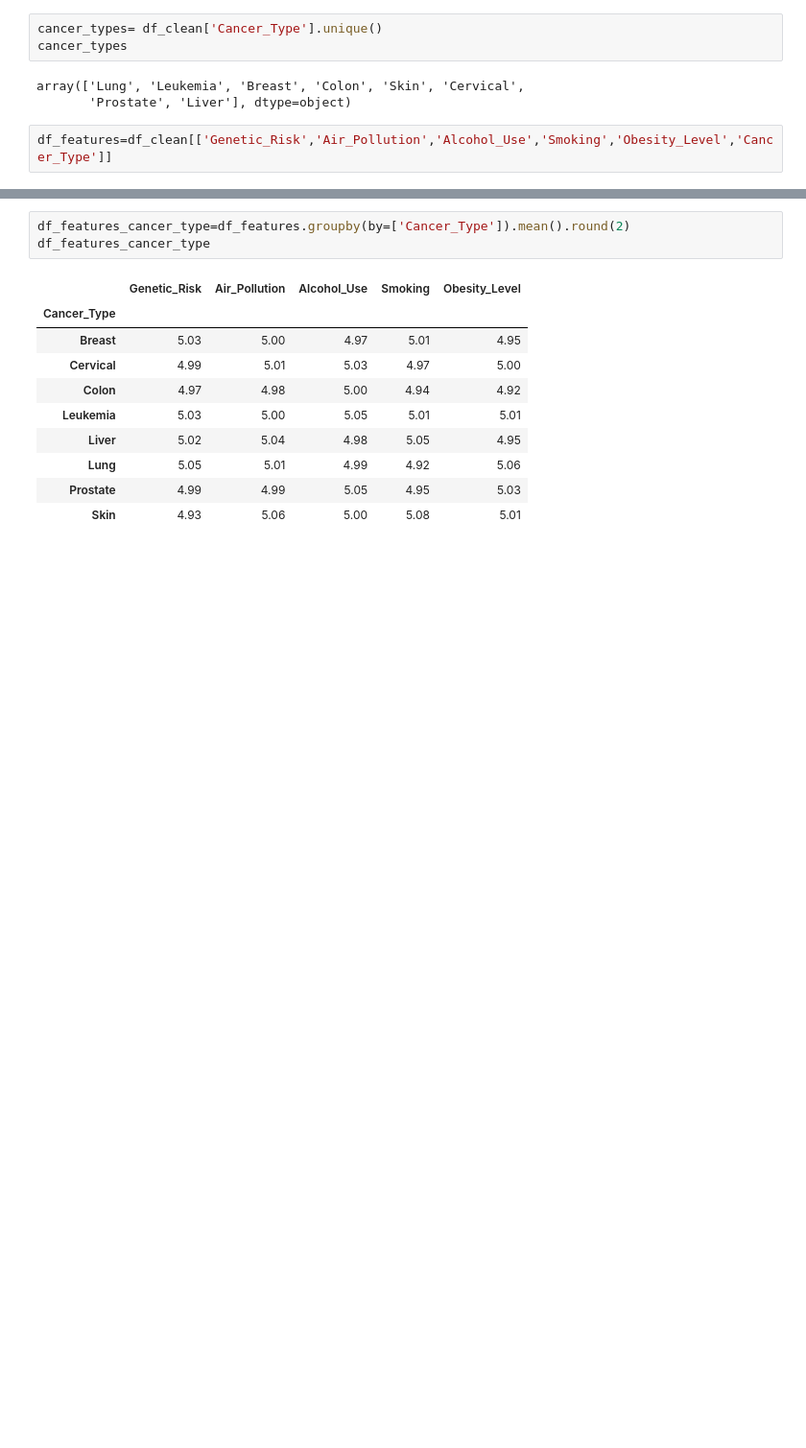
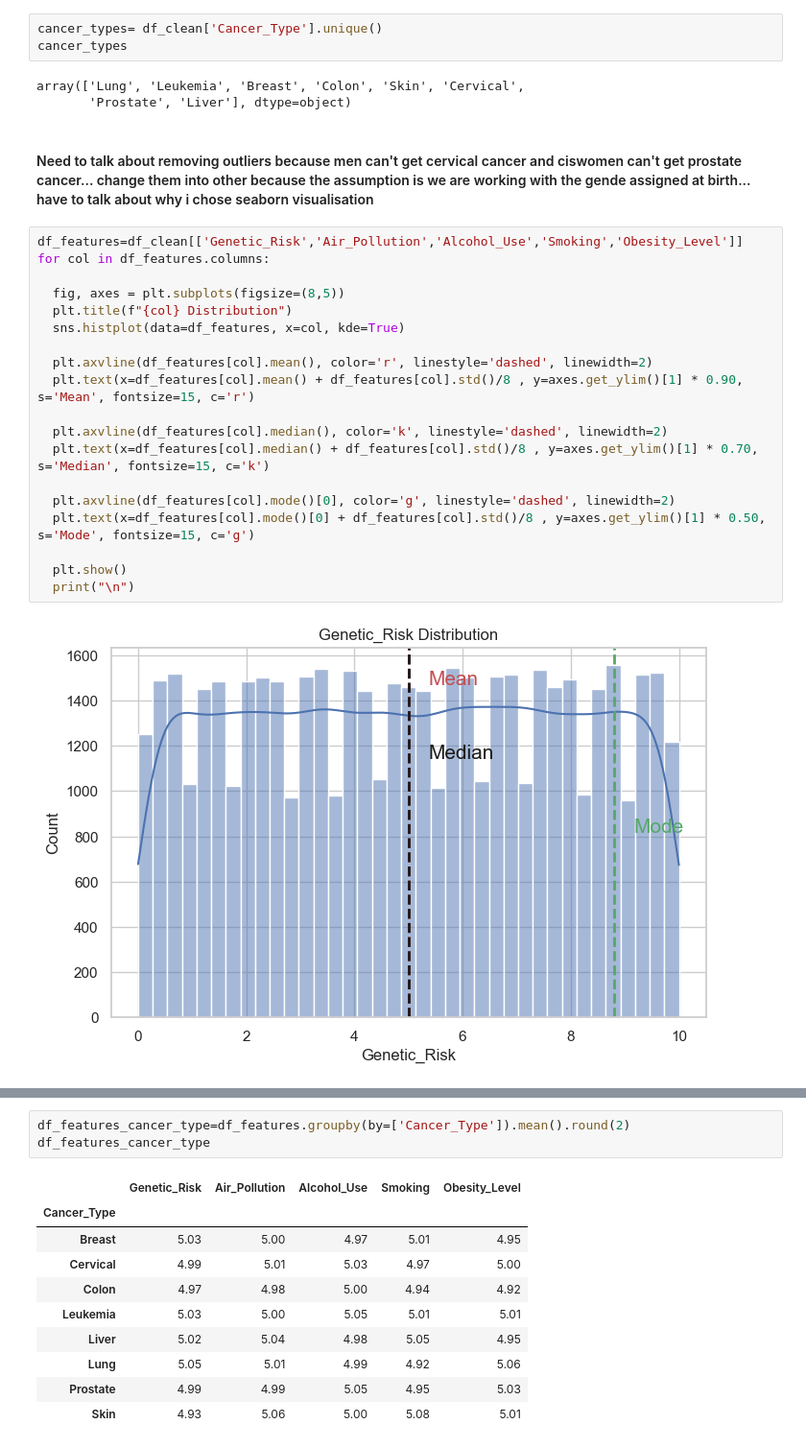
Before and after one commit to BhavitaL/Global-Cancer-Patients-Analysis, a Jupyter notebook: Global Cancer Patients analysis EDA.ipynb, the cells around one changed output, grey strips where cells are left out. Shown at 96% size. Saved outputs shown, nothing was run; the diff lists cells and outputs as text; blank space fills up the shorter version.

```diff
--- a/Global Cancer Patients analysis EDA.ipynb
+++ b/Global Cancer Patients analysis EDA.ipynb
@@ -135,5 +151,26 @@ cancer_types
 # %% [output]
 array(['Lung', 'Leukemia', 'Breast', 'Colon', 'Skin', 'Cervical',
        'Prostate', 'Liver'], dtype=object)
+# %% [markdown]
+#### Need to talk about removing outliers because men can't get cervical cancer and ciswomen can't get prostate cancer... change them into other because the assumption is we are working with the gende assigned at birth... have to talk about why i chose seaborn visualisation
 # %%
-df_features=df_clean[['Genetic_Risk','Air_Pollution','Alcohol_Use','Smoking','Obesity_Level','Cancer_Type']]
+df_features=df_clean[['Genetic_Risk','Air_Pollution','Alcohol_Use','Smoking','Obesity_Level']]
+for col in df_features.columns:
+
+  fig, axes = plt.subplots(figsize=(8,5))
+  plt.title(f"{col} Distribution")
+  sns.histplot(data=df_features, x=col, kde=True)
+
+  plt.axvline(df_features[col].mean(), color='r', linestyle='dashed', linewidth=2)
+  plt.text(x=df_features[col].mean() + df_features[col].std()/8 , y=axes.get_ylim()[1] * 0.90, s='Mean', fontsize=15, c='r')
+
+  plt.axvline(df_features[col].median(), color='k', linestyle='dashed', linewidth=2)
+  plt.text(x=df_features[col].median() + df_features[col].std()/8 , y=axes.get_ylim()[1] * 0.70, s='Median', fontsize=15, c='k')
+
+  plt.axvline(df_features[col].mode()[0], color='g', linestyle='dashed', linewidth=2)
+  plt.text(x=df_features[col].mode()[0] + df_features[col].std()/8 , y=axes.get_ylim()[1] * 0.50, s='Mode', fontsize=15, c='g')
+
+  plt.show()
+  print("\n")
+# %% [output]
+[figure, added]
```
Also changed, not shown: parts of 7 cells of this notebook.
